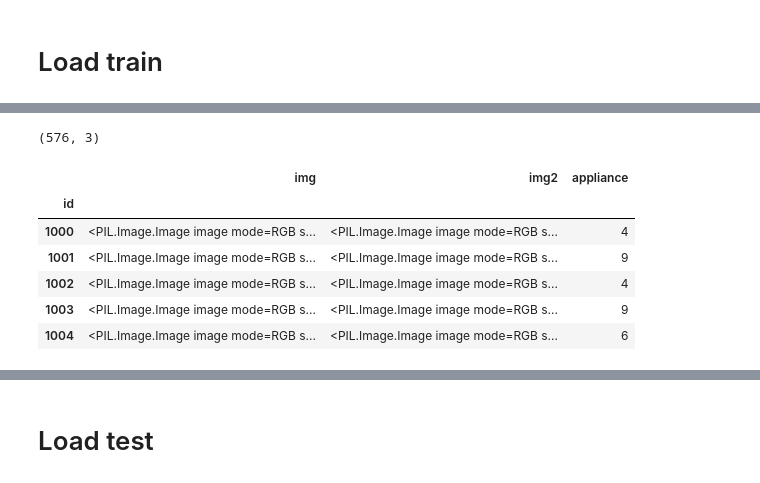
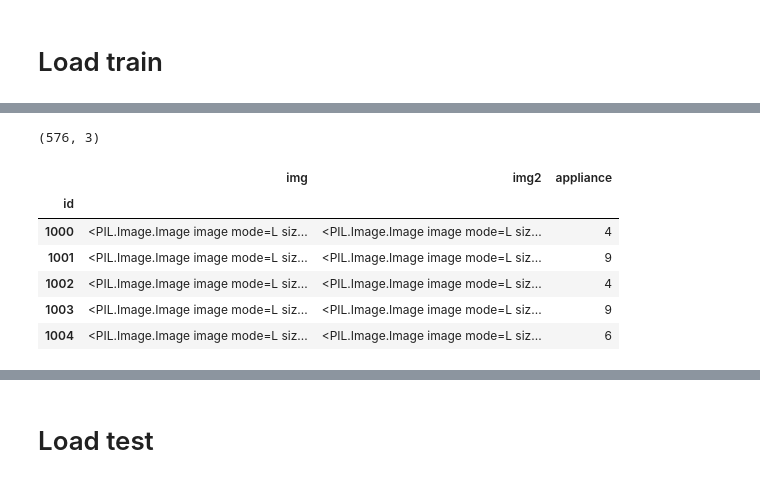
Before and after one commit to skywalker0803r/Ricky, a Jupyter notebook: DAT264x_Identifying_Appliances_from_Energy_Use_Spectrograms.ipynb, the cells around one changed output, grey strips where cells are left out. Saved outputs shown, nothing was run; the diff lists cells and outputs as text; code cells hidden in the pictures.

```diff
--- a/DAT264x_Identifying_Appliances_from_Energy_Use_Spectrograms.ipynb
+++ b/DAT264x_Identifying_Appliances_from_Energy_Use_Spectrograms.ipynb
@@ -46,38 +48,41 @@ train_idxs = []
 train_labels = []
 train_data_path = root + '/' +'train'
 
-#img
+# Load img
 for file_name in tqdm(os.listdir(train_data_path)):
-  train_images.append(image.load_img(train_data_path+'/'+file_name))
+  #convert
+  img = Image.open(train_data_path+'/'+file_name).convert('L')
+  #append
+  train_images.append(img)
   train_idxs.append(file_name.split('_')[0])
 
-train = pd.DataFrame(index=train_idxs)
+train = pd.DataFrame(index = train_idxs)
 train.index.name = 'id'
 train.index = train.index.astype('int64')
 train['img'] = train_images
 
 #labels
 labels_path = root + '/' + 'train_labels.csv'
 train_labels = pd.read_csv(labels_path,index_col=0)
 
 #merge
 train = train.join(train_labels)
 
 #handle
 img_1s = train[::2] # 0 ~ end step 2
 img_2s = train[1::2]# 1 ~ end step 2
 train = img_1s
 train['img2'] = img_2s['img']
 train = train[['img','img2','appliance']]
 print(train.shape)
 train.head()
 # %% [output]
 [interactive output not drawn]
 (576, 3)
 |  | img | img2 | appliance |
 | id |  |  |  |
-| 1000 | <PIL.Image.Image image mode=RGB s... | <PIL.Image.Image image mode=RGB s... | 4 |
-| 1001 | <PIL.Image.Image image mode=RGB s... | <PIL.Image.Image image mode=RGB s... | 9 |
-| 1002 | <PIL.Image.Image image mode=RGB s... | <PIL.Image.Image image mode=RGB s... | 4 |
-| 1003 | <PIL.Image.Image image mode=RGB s... | <PIL.Image.Image image mode=RGB s... | 9 |
-| 1004 | <PIL.Image.Image image mode=RGB s... | <PIL.Image.Image image mode=RGB s... | 6 |
+| 1000 | <PIL.Image.Image image mode=L siz... | <PIL.Image.Image image mode=L siz... | 4 |
+| 1001 | <PIL.Image.Image image mode=L siz... | <PIL.Image.Image image mode=L siz... | 9 |
+| 1002 | <PIL.Image.Image image mode=L siz... | <PIL.Image.Image image mode=L siz... | 4 |
+| 1003 | <PIL.Image.Image image mode=L siz... | <PIL.Image.Image image mode=L siz... | 9 |
+| 1004 | <PIL.Image.Image image mode=L siz... | <PIL.Image.Image image mode=L siz... | 6 |
```
Also changed, not shown: parts of 55 cells of this notebook.
